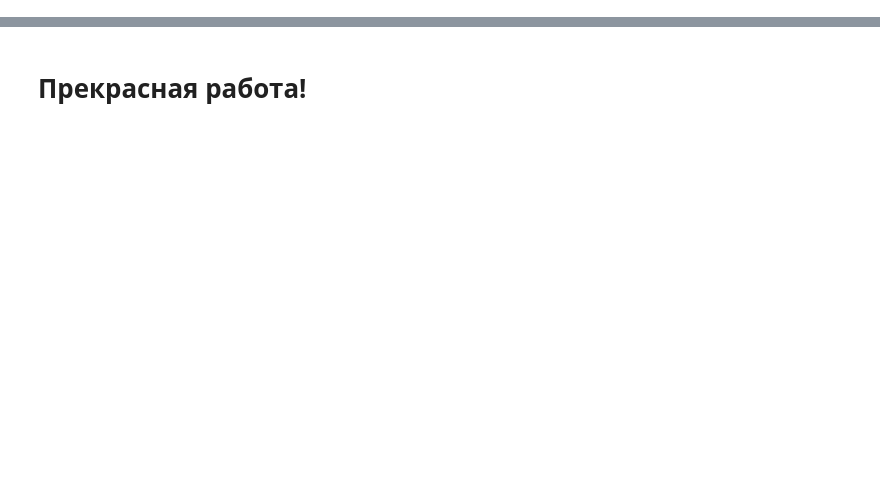
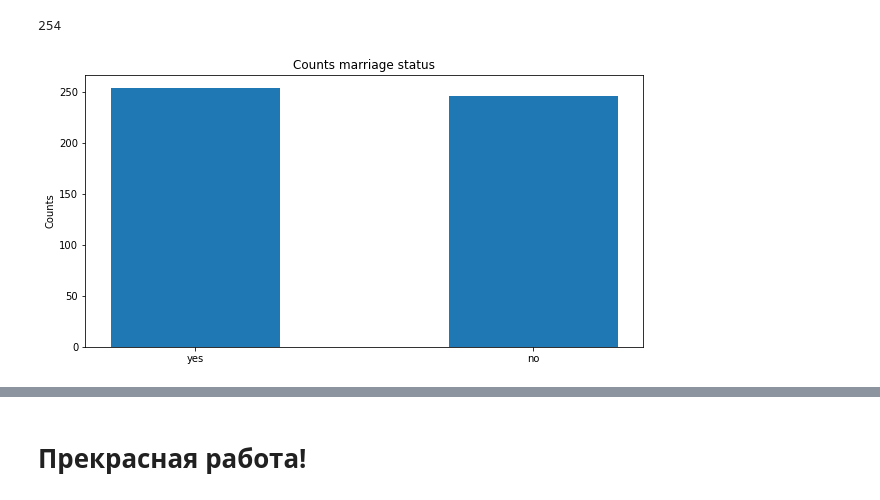
Before and after one commit to PavelTen2000/Able-Academy-, a Jupyter notebook: Homework/Задачи для практики №3.ipynb, the cells around one changed output, grey strips where cells are left out. Drawn from its saved outputs; the diff is of its cells as text; code cells hidden in the pictures; blank space fills up the shorter version.

```diff
--- a/Homework/Задачи для практики №3.ipynb
+++ b/Homework/Задачи для практики №3.ipynb
@@ -238,0 +66,14 @@ for i in range(100, 401):
+# %%
+data['married'].value_counts()['yes']
+# %% [output]
+254
+# %%
+# Начало вашего кода
+plt.bar(x = [data['married'].unique()[0], data['married'].unique()[1]] ,
+        height = [data['married'].value_counts()[0], data['married'].value_counts()[1]],
+       width = 0.5);
+plt.ylabel('Counts');
+plt.title('Counts marriage status');
+# Конец вашего кода
+# %% [output]
+[figure, added]
```
Also changed, not shown: parts of 64 cells of this notebook, 47 other files.
